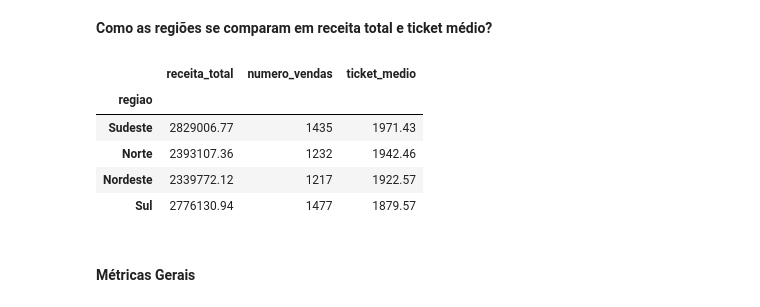
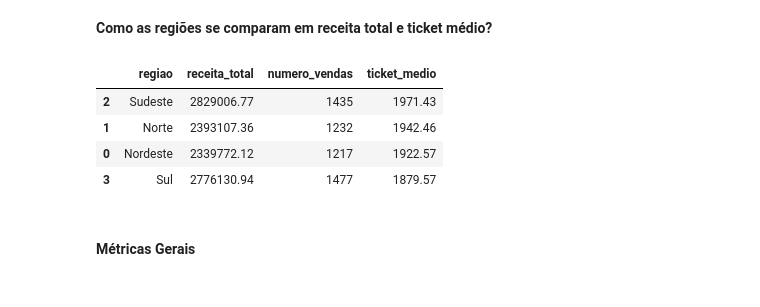
Before and after one commit to CorreaBrunoMiguel/sales-insight-py, a Jupyter notebook: notebooks/sales_insight.ipynb, the cells around one changed output. Cells and saved outputs as stored; diff of their text form; code cells hidden in the pictures.

```diff
--- a/notebooks/sales_insight.ipynb
+++ b/notebooks/sales_insight.ipynb
@@ -876,23 +878,22 @@ display(receita_por_categoria.sort_values("receita_total", ascending=False))
 # %% [markdown]
 **Como as regiões se comparam em receita total e ticket médio?**
 # %%
-relatorio_regional = df.groupby("regiao").agg(
+relatorio_regional = df.groupby("regiao", as_index=False).agg(
     receita_total=("receita_total", "sum"),
     numero_vendas=("id_venda", "nunique"),
 )
 
 relatorio_regional["ticket_medio"] = (
     relatorio_regional.receita_total / relatorio_regional.numero_vendas
 ).round(2)
 
 relatorio_regional.sort_values("ticket_medio", ascending=False)
 # %% [output]
-|  | receita_total | numero_vendas | ticket_medio |
-| regiao |  |  |  |
-| Sudeste | 2829006.77 | 1435 | 1971.43 |
-| Norte | 2393107.36 | 1232 | 1942.46 |
-| Nordeste | 2339772.12 | 1217 | 1922.57 |
-| Sul | 2776130.94 | 1477 | 1879.57 |
+|  | regiao | receita_total | numero_vendas | ticket_medio |
+| 2 | Sudeste | 2829006.77 | 1435 | 1971.43 |
+| 1 | Norte | 2393107.36 | 1232 | 1942.46 |
+| 0 | Nordeste | 2339772.12 | 1217 | 1922.57 |
+| 3 | Sul | 2776130.94 | 1477 | 1879.57 |
 # %% [markdown]
 #### Métricas Gerais
 # %%
```
Also changed, not shown: parts of 13 cells of this notebook, 5 other files.
